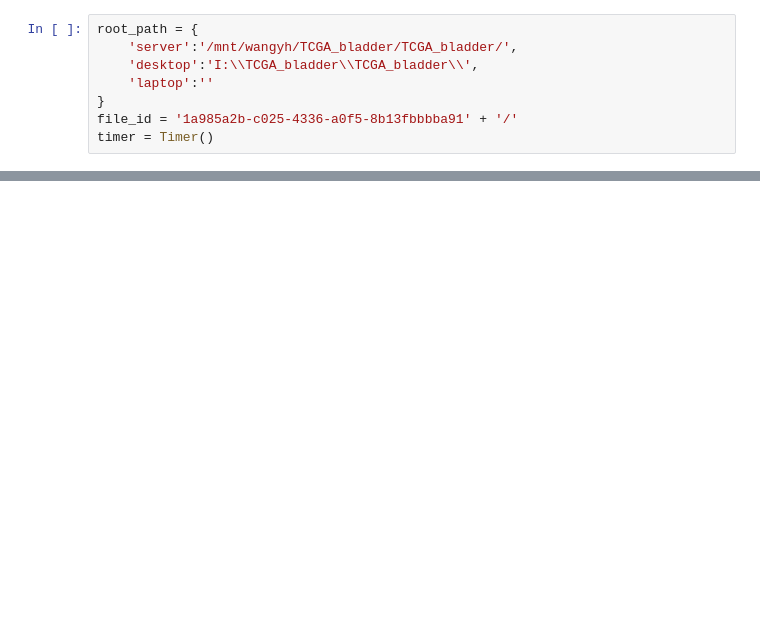
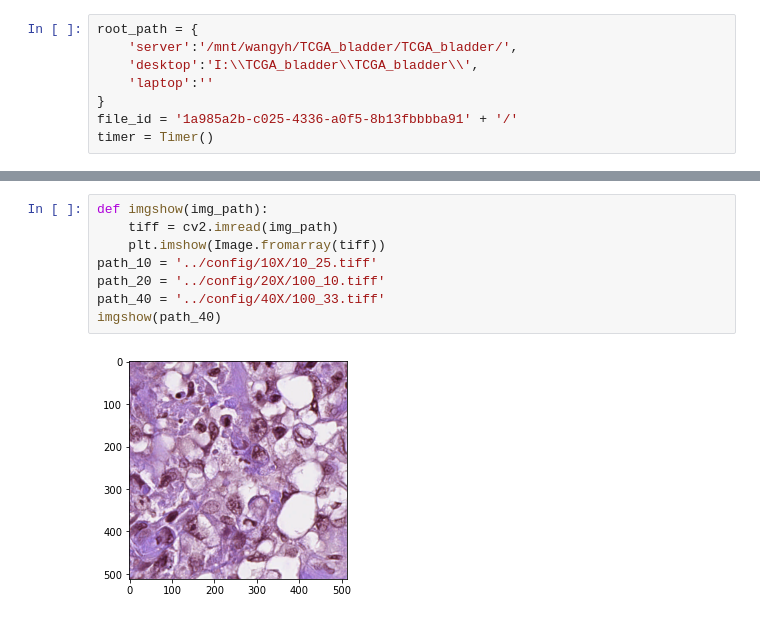
Before and after one commit to wangyh97/patho_AI, a Jupyter notebook: processing/patch_extraction_test.ipynb, the cells around one changed output, grey strips where cells are left out. Cells and saved outputs as stored; diff of their text form; blank space fills up the shorter version.

```diff
--- a/processing/patch_extraction_test.ipynb
+++ b/processing/patch_extraction_test.ipynb
@@ -141,0 +135,10 @@ pop_tile(tumor_tiles,-2)
+# %%
+def imgshow(img_path):
+    tiff = cv2.imread(img_path)
+    plt.imshow(Image.fromarray(tiff))
+path_10 = '../config/10X/10_25.tiff'
+path_20 = '../config/20X/100_10.tiff'
+path_40 = '../config/40X/100_33.tiff'
+imgshow(path_40)
+# %% [output]
+[figure, added]
```
Also changed, not shown: parts of 11 cells of this notebook, 3 other files.
